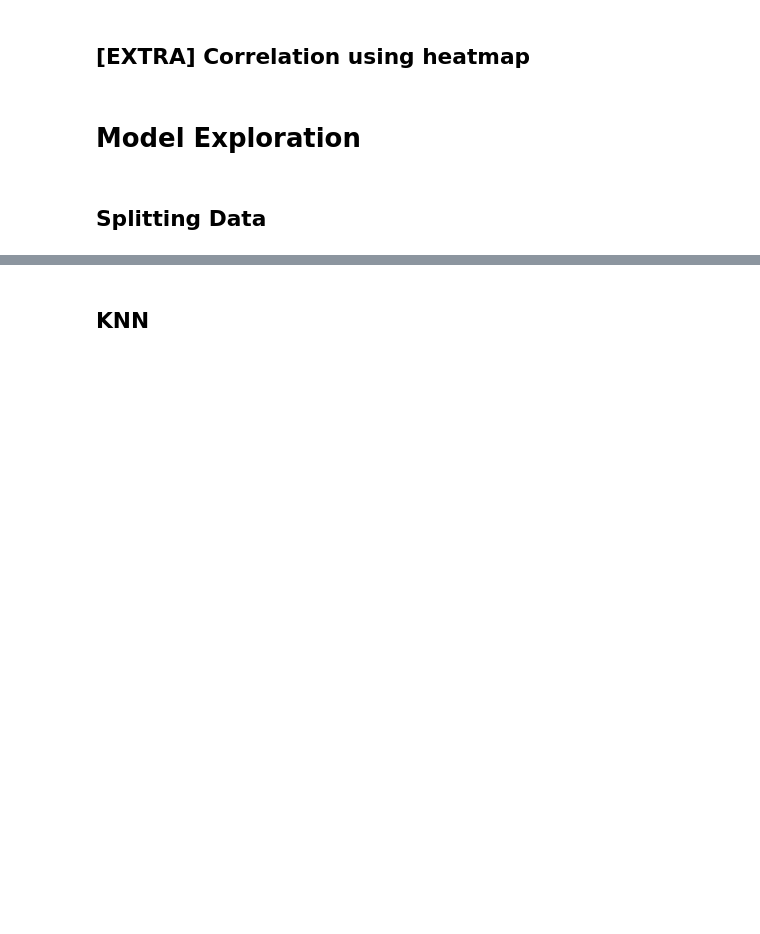
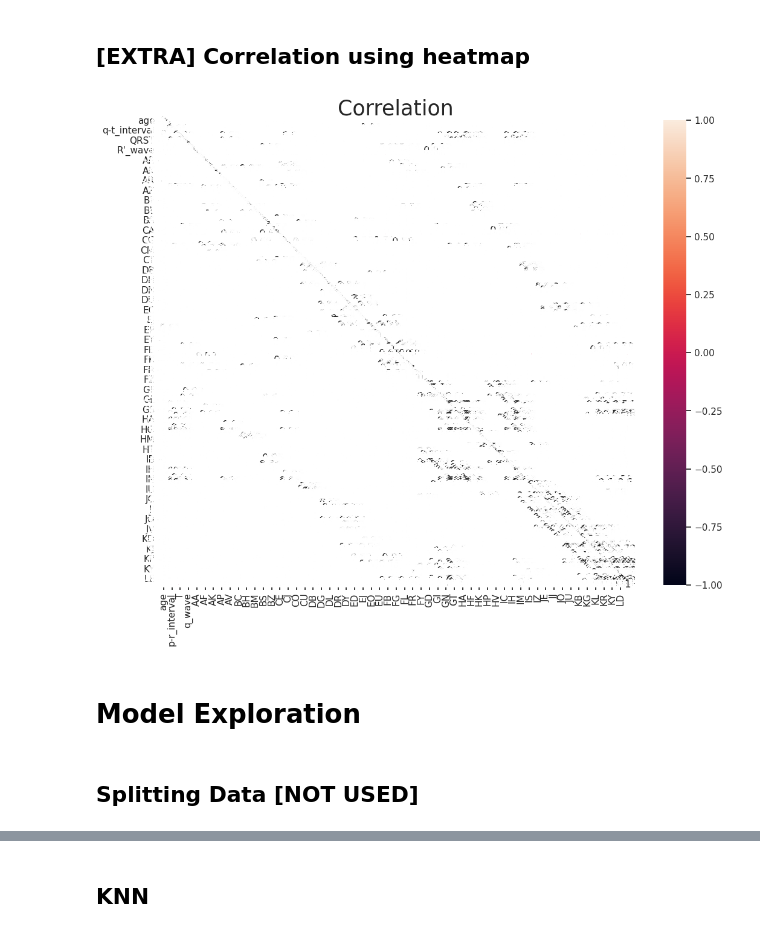
Before and after one commit to inaafina/ArrhythmiaAI, a Jupyter notebook: Final_Project.ipynb, the cells around one changed output, grey strips where cells are left out. Saved outputs shown, nothing was run; the diff lists cells and outputs as text; code cells hidden in the pictures; blank space fills up the shorter version.

```diff
--- a/Final_Project.ipynb
+++ b/Final_Project.ipynb
@@ -220,19 +232,21 @@ plt.show()
 # %% [markdown]
 ## [EXTRA] Correlation using heatmap
 # %%
-# corr= df.corr()
+corr= df.corr()
 
-# plt.figure(figsize=(15,10))
+plt.figure(figsize=(15,10))
 
-# plt.title('Correlation', y=1, size=25)
+plt.title('Correlation', y=1, size=25)
 
-# sns.heatmap(corr, annot= True, linewidths= .5, square=True)
+sns.heatmap(corr, annot= True, linewidths= .5, square=True)
 
-# plt.show()
+plt.show()
+# %% [output]
+[figure, added]
 # %% [markdown]
 # Model Exploration
 # %% [markdown]
-## Splitting Data
+## Splitting Data [NOT USED]
 # %%
 y = df.diagnosis.values
 x = df.drop(["diagnosis"], axis=1)
```
Also changed, not shown: parts of 16 cells of this notebook.
